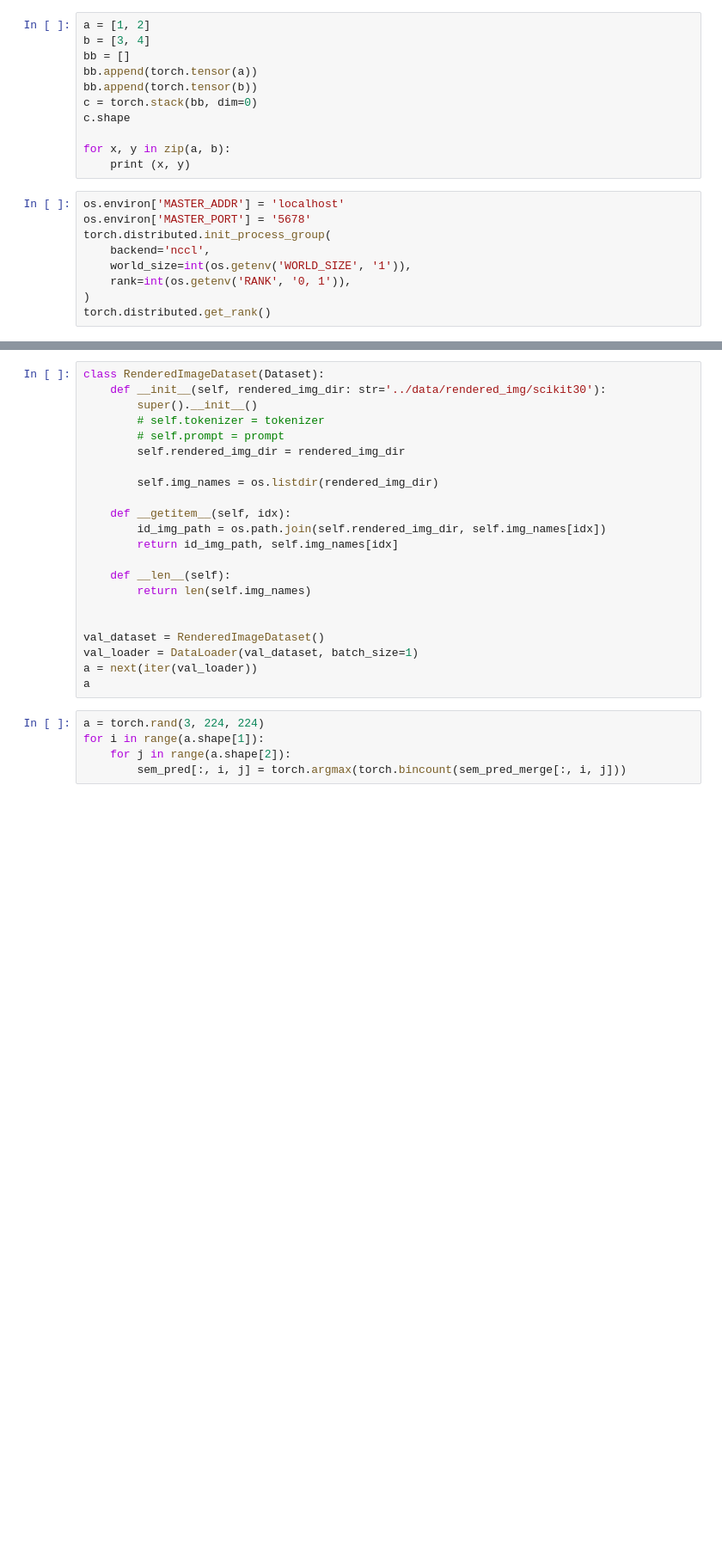
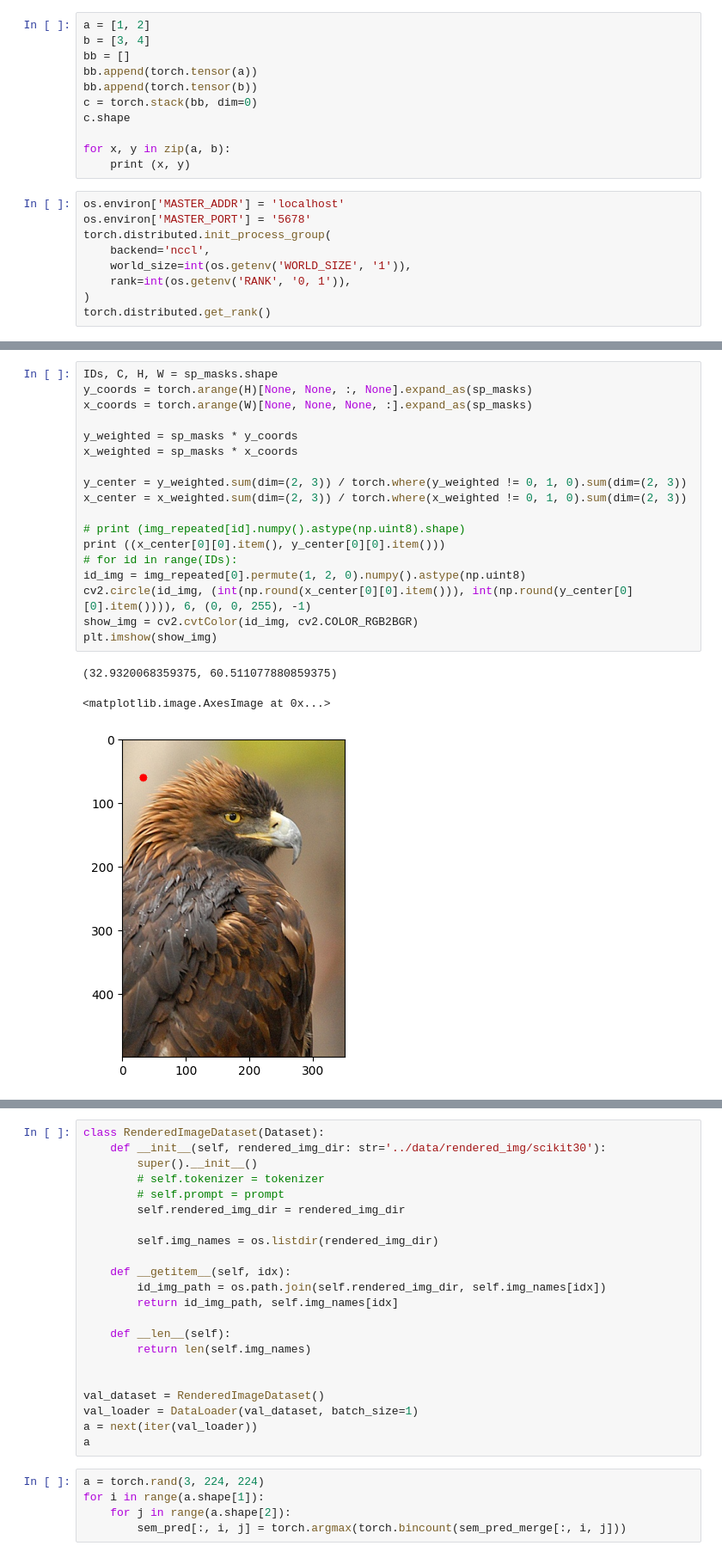
Before and after one commit to Stevetich/RVP, a Jupyter notebook: rvp/jupy.ipynb, the cells around one changed output, grey strips where cells are left out. Shown at 86% size. Cells and saved outputs as stored; diff of their text form; blank space fills up the shorter version.

```diff
--- a/rvp/jupy.ipynb
+++ b/rvp/jupy.ipynb
@@ -254,0 +242,22 @@ tensor([[[[ 24,  23,  21,  ...,   0,   0,   0],
+# %%
+IDs, C, H, W = sp_masks.shape
+y_coords = torch.arange(H)[None, None, :, None].expand_as(sp_masks)
+x_coords = torch.arange(W)[None, None, None, :].expand_as(sp_masks)
+
+y_weighted = sp_masks * y_coords
+x_weighted = sp_masks * x_coords
+
+y_center = y_weighted.sum(dim=(2, 3)) / torch.where(y_weighted != 0, 1, 0).sum(dim=(2, 3))
+x_center = x_weighted.sum(dim=(2, 3)) / torch.where(x_weighted != 0, 1, 0).sum(dim=(2, 3))
+
+# print (img_repeated[id].numpy().astype(np.uint8).shape)
+print ((x_center[0][0].item(), y_center[0][0].item()))
+# for id in range(IDs):
+id_img = img_repeated[0].permute(1, 2, 0).numpy().astype(np.uint8)
+cv2.circle(id_img, (int(np.round(x_center[0][0].item())), int(np.round(y_center[0][0].item()))), 6, (0, 0, 255), -1)
+show_img = cv2.cvtColor(id_img, cv2.COLOR_RGB2BGR)
+plt.imshow(show_img)
+# %% [output]
+(32.9320068359375, 60.511077880859375)
+<matplotlib.image.AxesImage at 0x...>
+[figure, added]
```
Also changed, not shown: parts of 3 cells of this notebook, 30 other files.
